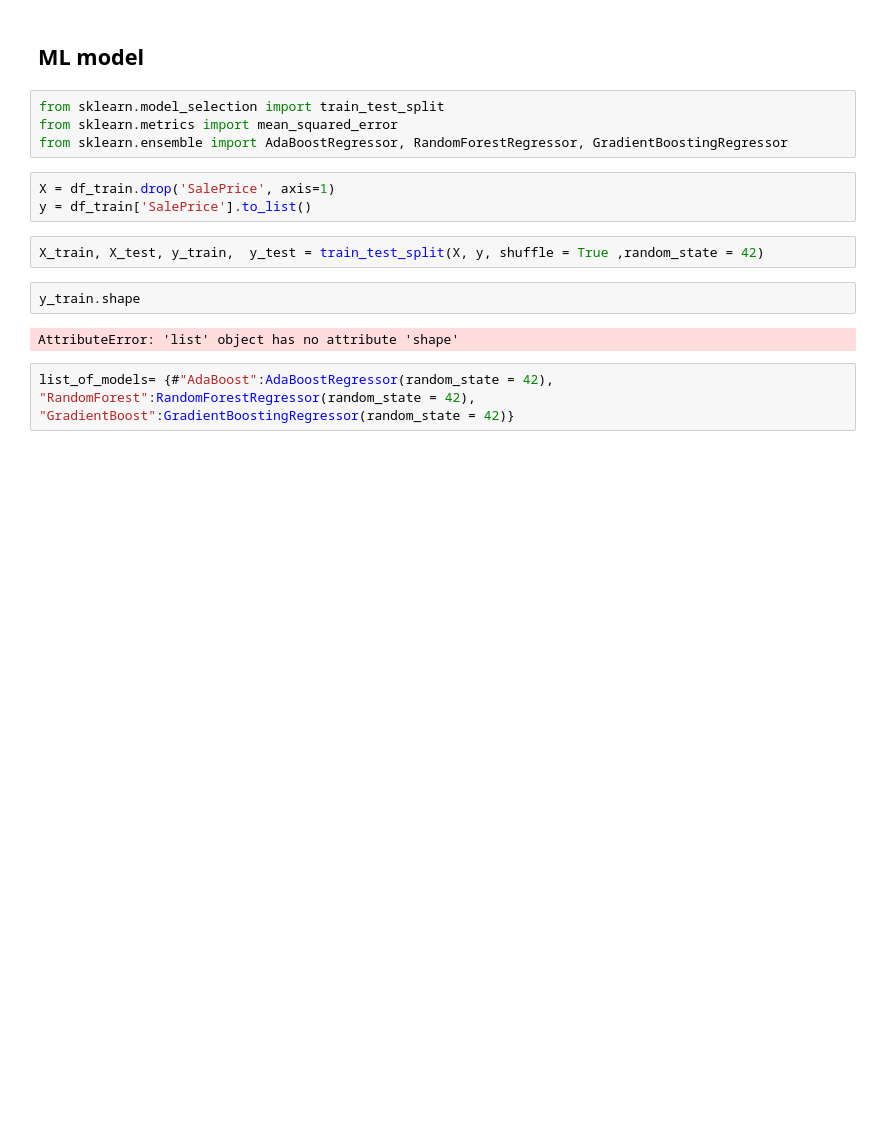
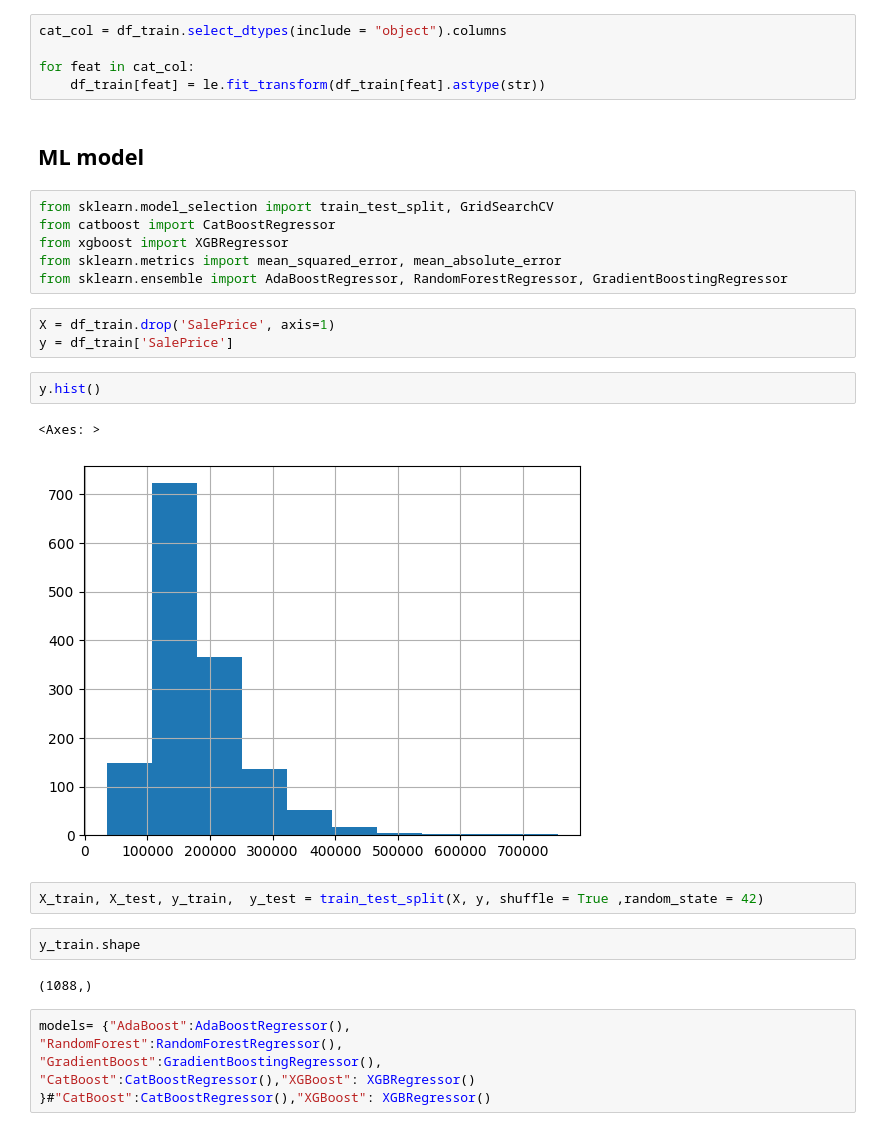
Before and after one commit to akou97/Kaggle, a Jupyter notebook: House_Prices/ML model.ipynb, the cells around one changed output. Saved outputs shown, nothing was run; the diff lists cells and outputs as text; blank space fills up the shorter version.

```diff
--- a/House_Prices/ML model.ipynb
+++ b/House_Prices/ML model.ipynb
@@ -130,20 +148,34 @@ df_train.isnull().sum().sum()
+# %%
+cat_col = df_train.select_dtypes(include = "object").columns
+
+for feat in cat_col:
+    df_train[feat] = le.fit_transform(df_train[feat].astype(str))
 # %% [markdown]
 ## ML model
 # %%
-from sklearn.model_selection import train_test_split
-from sklearn.metrics import mean_squared_error
+from sklearn.model_selection import train_test_split, GridSearchCV
+from catboost import CatBoostRegressor
+from xgboost import XGBRegressor
+from sklearn.metrics import mean_squared_error, mean_absolute_error
 from sklearn.ensemble import AdaBoostRegressor, RandomForestRegressor, GradientBoostingRegressor
 # %%
 X = df_train.drop('SalePrice', axis=1)
-y = df_train['SalePrice'].to_list()
+y = df_train['SalePrice']
+# %%
+y.hist()
+# %% [output]
+<Axes: >
+[figure, added]
 # %%
 X_train, X_test, y_train,  y_test = train_test_split(X, y, shuffle = True ,random_state = 42)
 # %%
 y_train.shape
 # %% [output]
-AttributeError: 'list' object has no attribute 'shape'
+(1088,)
-# %%
-list_of_models= {#"AdaBoost":AdaBoostRegressor(random_state = 42),
-"RandomForest":RandomForestRegressor(random_state = 42),
-"GradientBoost":GradientBoostingRegressor(random_state = 42)}
+# %%
+models= {"AdaBoost":AdaBoostRegressor(),
+"RandomForest":RandomForestRegressor(),
+"GradientBoost":GradientBoostingRegressor(),
+"CatBoost":CatBoostRegressor(),"XGBoost": XGBRegressor()
+}#"CatBoost":CatBoostRegressor(),"XGBoost": XGBRegressor()
 # %%
```
Also changed, not shown: parts of 10 cells of this notebook, 5 other files.
